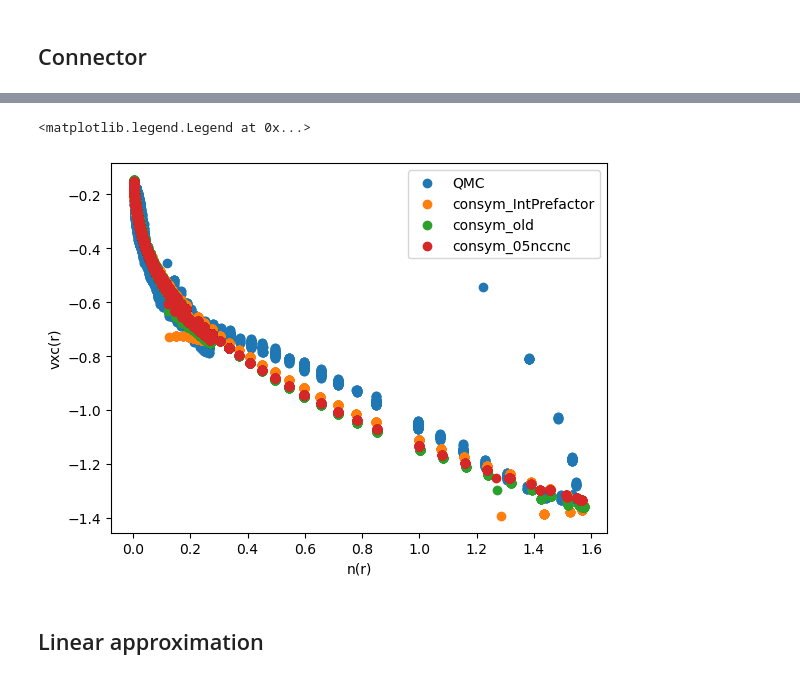
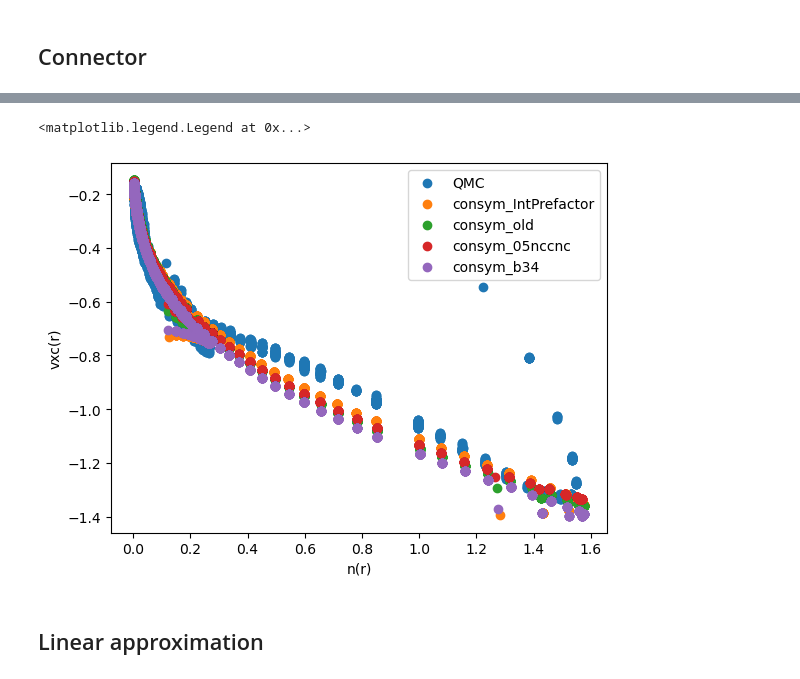
Before and after one commit to aouinaayoub/connector, a Jupyter notebook: fxc_connector.ipynb, the cells around one changed output, grey strips where cells are left out. Cells and saved outputs as stored; diff of their text form; code cells hidden in the pictures.

```diff
--- a/fxc_connector.ipynb
+++ b/fxc_connector.ipynb
@@ -314,15 +336,17 @@ dens_con1,vxc_con1,_,_,_,_= get_data_from_npz_nacl("nacl_IntPrefactorcon_consym.
 dens_con2,vxc_con2= get_data_from_npz_nacl("nacl_con05ncnr.npz", skip_band=1)
 dens_con3,vxc_con3,_,_,_,_= get_data_from_npz_nacl("nacl__con_05nccnc.npz", it=-1)
 dens_con4,vxc_con4,_,_,_,_= get_data_from_npz_nacl("nacl__linear_05nccnc.npz", it=-1)
+dens_con5,vxc_con5,_,_,_,_= get_data_from_npz_nacl("nacl_b34consym.npz", it=-1)
 
 diff_con1= get_dens_inSD_nacl(dens_con1-newdens_QMC_nacl)
 #diff_consym_old=get_dens_inSD(dens_con2-newdens_QMC)
 diff_con2= get_dens_inSD_nacl(dens_con2)-get_dens_inSD_nacl(newdens_QMC_nacl)
 diff_con3= get_dens_inSD_nacl(dens_con3)-get_dens_inSD_nacl(newdens_QMC_nacl)
 diff_con4= get_dens_inSD_nacl(dens_con4)-get_dens_inSD_nacl(newdens_QMC_nacl)
+diff_con5= get_dens_inSD_nacl(dens_con5)-get_dens_inSD_nacl(newdens_QMC_nacl)
 
-diff_approx= [diff_con1, diff_con2, diff_con3,diff_con4]
-plot_diff_func(get_dens_inSD_nacl(newdens_QMC_nacl), diff_approx, ["consym_IntPrefactor","consym_old","consym_05nccnc","linear_05nccnc"],erbar_nacl, mat="nacl")
+diff_approx= [diff_con1, diff_con2, diff_con3,diff_con4, diff_con5]
+plot_diff_func(get_dens_inSD_nacl(newdens_QMC_nacl), diff_approx, ["consym_IntPrefactor","consym_old","consym_05nccnc","linear_05nccnc", "consym_b34"],erbar_nacl, mat="nacl")
 # %% [output]
 ============
 number of iterations is  11
@@ -343,16 +372,17 @@ The direct gap is 4.7634 ev | QMC = 5.25 ev
 # %%
 plt.rcdefaults()
 plt.scatter(newdens_QMC_nacl,vxc_qmc_nacl, label="QMC")
 plt.scatter(dens_con1, vxc_con1, label="consym_IntPrefactor")
 plt.scatter(dens_con2, vxc_con2, label="consym_old")
 plt.scatter(dens_con3, vxc_con3, label="consym_05nccnc")
+plt.scatter(dens_con5, vxc_con5, label="consym_b34")
 
 plt.xlabel("n(r)")
 plt.ylabel("vxc(r)")
 plt.legend()
 # %% [output]
 <matplotlib.legend.Legend at 0x...>
-[figure, old version]
+[figure, new version]
 # %% [markdown]
 ## Linear approximation
 # %%
```
Also changed, not shown: parts of 7 cells of this notebook.
